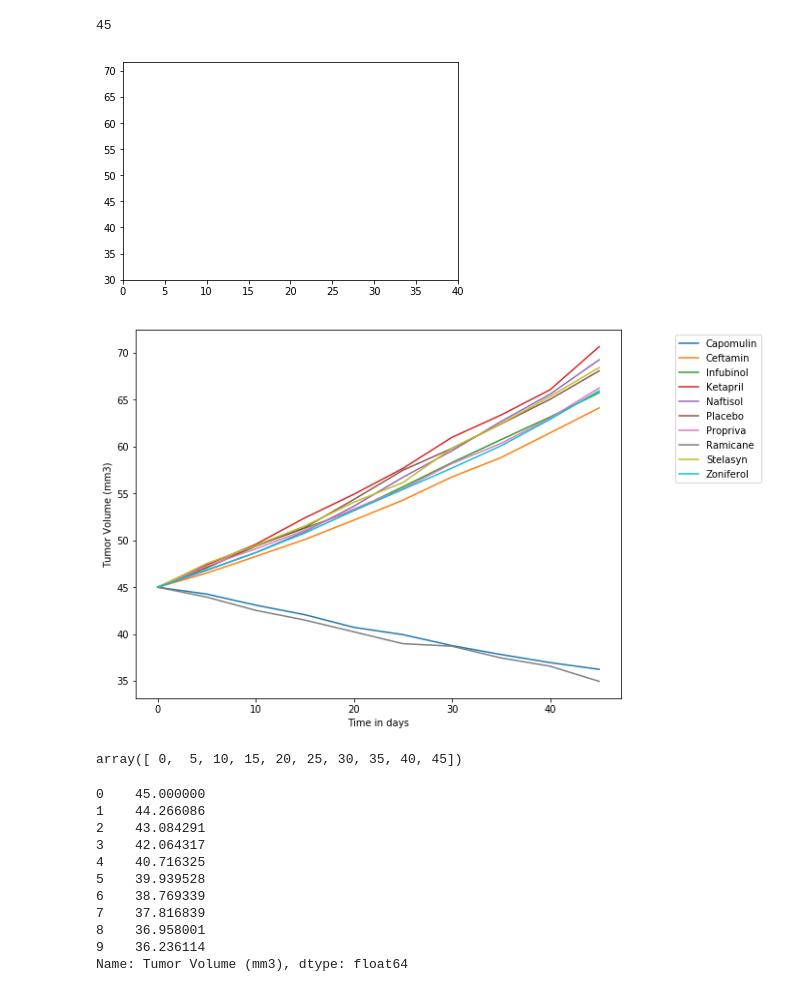
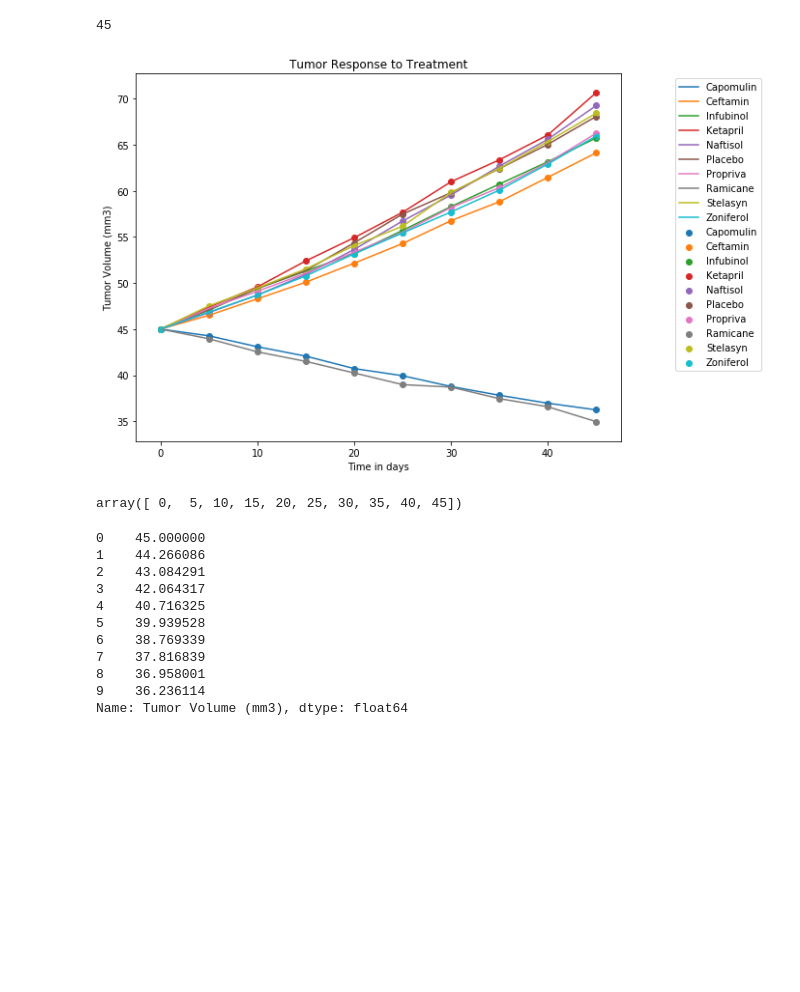
Before and after one commit to cbt8/Matplotlib_homework, a Jupyter notebook: Instructions/Pymaceuticals/pymaceuticals_starter.ipynb, the cells around one changed output. Cells and saved outputs as stored; diff of their text form; code cells hidden in the pictures; blank space fills up the shorter version.

```diff
--- a/Instructions/Pymaceuticals/pymaceuticals_starter.ipynb
+++ b/Instructions/Pymaceuticals/pymaceuticals_starter.ipynb
@@ -84,36 +98,43 @@ druglist= list(tumvoldf['Drug'].unique())
 tumvolmax = tumvoldf['Tumor Volume (mm3)'].max()
 tumvolmin = tumvoldf['Tumor Volume (mm3)'].min()
 
 
 vol= []
 for drug in druglist:
     for i in range(len(tumvoldf)):
         if tumvoldf['Drug'][i]== drug:
 
             vol.append(tumvoldf['Tumor Volume (mm3)'][i])
 
 
-plt.axis([0,40,tumvolmin-5,tumvolmax+1])
+#plt.axis([0,40,tumvolmin-5,tumvolmax+1])
 plt.figure(figsize = (9,7))
+plt.title('Tumor Response to Treatment')
 plt.xlabel('Time in days')
 plt.ylabel('Tumor Volume (mm3)')
 
 for i in range(len(druglist)):
 
+    plt.scatter(tumvoldf.loc[tumvoldf['Drug']== druglist[i]]['Timepoint'],
+             tumvoldf.loc[tumvoldf['Drug']== druglist[i]]['Tumor Volume (mm3)'],
+             label = druglist[i])
+
     plt.plot(tumvoldf.loc[tumvoldf['Drug']== druglist[i]]['Timepoint'],
              tumvoldf.loc[tumvoldf['Drug']== druglist[i]]['Tumor Volume (mm3)'],
              label = druglist[i])
+
 
 plt.legend(loc= 9, bbox_to_anchor=(1.2, 1), ncol=1)
 plt.show()
 
 
 
+#Note: I made this chart this way because of the simplicity of iterating through 'druglist' for the labels.
+
 #druglist
 timepoint
 # %% [output]
-[figure, old version]
+[figure, new version]
-[figure, removed]
 array([ 0,  5, 10, 15, 20, 25, 30, 35, 40, 45])
 # %%
 tumvoldf.loc[tumvoldf['Drug']== 'Capomulin']['Tumor Volume (mm3)']
```
Also changed, not shown: parts of 13 cells of this notebook.
